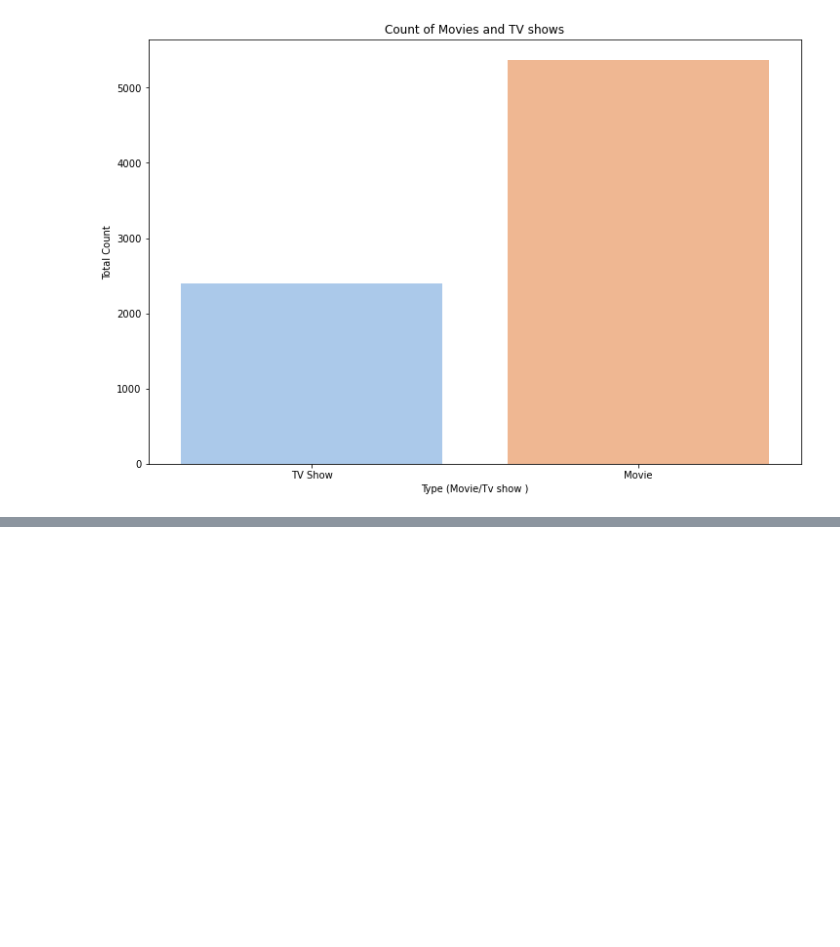
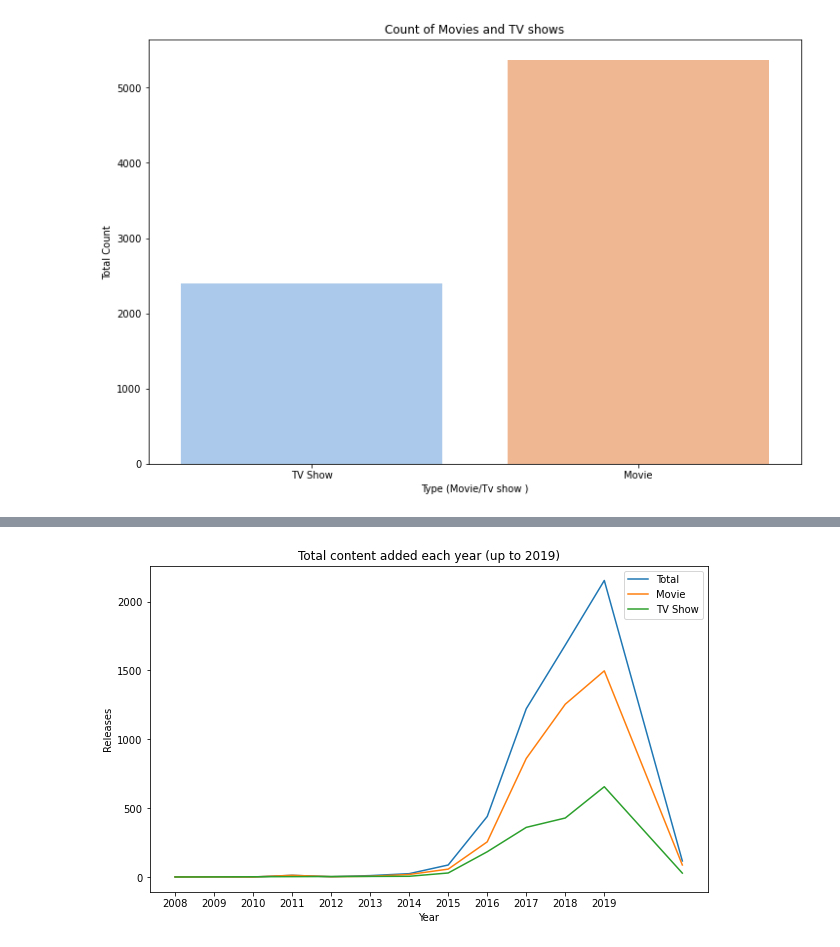
Before and after one commit to Aristo-eng/Netflix-Movies-TV-Documentaries-and-Show-analysis, a Jupyter notebook: Jupyter Notebooks/Analysis_of_netflix_movies.ipynb, the cells around one changed output, grey strips where cells are left out. Cells and saved outputs as stored; diff of their text form; code cells hidden in the pictures; blank space fills up the shorter version.

```diff
--- a/Jupyter Notebooks/Analysis_of_netflix_movies.ipynb
+++ b/Jupyter Notebooks/Analysis_of_netflix_movies.ipynb
@@ -187,0 +230,11 @@ plt.show();
+# %%
+netflix_data_titles['year_added'] = pd.DatetimeIndex(netflix_data_titles['date_added']).year
+netflix_data_movies['year_added'] = pd.DatetimeIndex(netflix_data_movies['date_added']).year
+netflix_data_shows['year_added'] = pd.DatetimeIndex(netflix_data_shows['date_added']).year
+netflix_data_titles['month_added'] = pd.DatetimeIndex(netflix_data_titles['date_added']).month
+netflix_data_movies['month_added'] = pd.DatetimeIndex(netflix_data_movies['date_added']).month
+netflix_data_shows['month_added'] = pd.DatetimeIndex(netflix_data_shows['date_added']).month
+# %%
+netflix_year = netflix_data_titles['year_added'].value_counts().to_frame().reset_index().rename(columns={'index': 'year','year_added':'count'})
+netflix_year = netflix_year[netflix_year.year != 2020]
+netflix_year
@@ -187,0 +256,19 @@ plt.show();
+# %%
+netflix_year2 = netflix_data_titles[['type','year_added']]
+movie_year = netflix_year2[netflix_year2['type']=='Movie'].year_added.value_counts().to_frame().reset_index().rename(columns={'index': 'year','year_added':'count'})
+movie_year = movie_year[movie_year.year != 2020]
+show_year = netflix_year2[netflix_year2['type']=='TV Show'].year_added.value_counts().to_frame().reset_index().rename(columns={'index': 'year','year_added':'count'})
+show_year = show_year[show_year.year != 2020]
+# %%
+fig, ax = plt.subplots(figsize=(10, 6))
+sns.lineplot(data=netflix_year, x='year', y='count')
+sns.lineplot(data=movie_year, x='year', y='count')
+sns.lineplot(data=show_year, x='year', y='count')
+ax.set_xticks(np.arange(2008, 2020, 1))
+plt.title("Total content added each year (up to 2019)")
+plt.legend(['Total','Movie','TV Show'])
+plt.ylabel("Releases")
+plt.xlabel("Year")
+plt.show()
+# %% [output]
+[figure, added]
```
Also changed, not shown: parts of 11 cells of this notebook.
